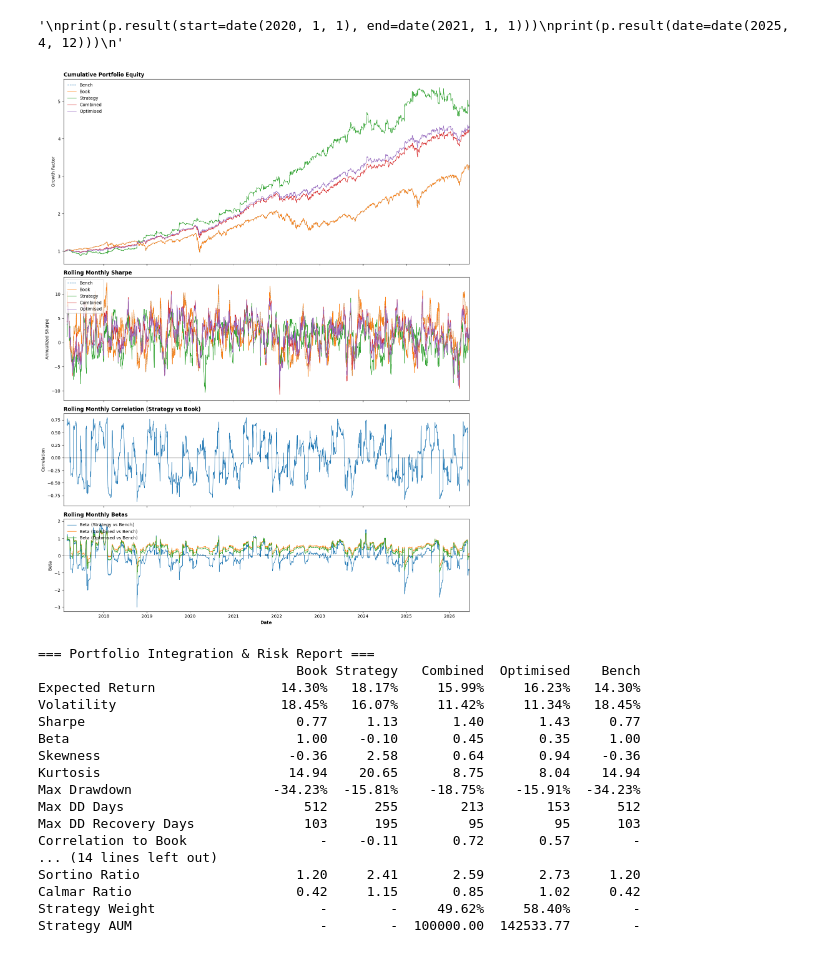
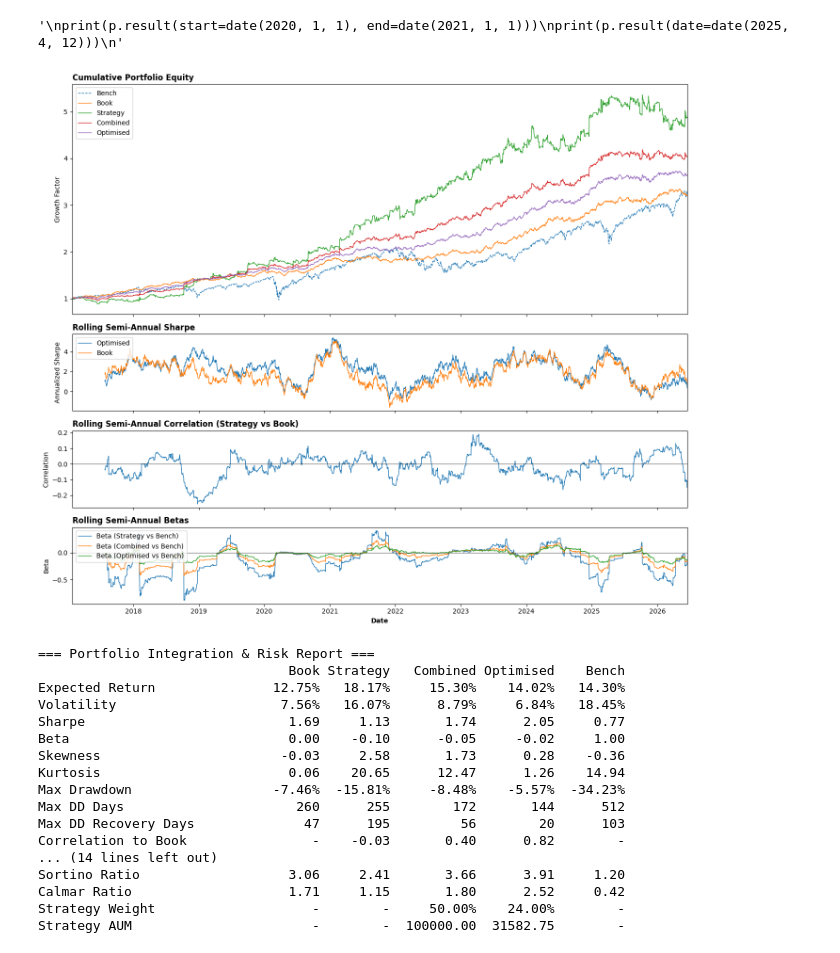
Before and after one commit to nip403/SPY-Strategy-Backtest, a Jupyter notebook: main.ipynb, the cells around one changed output. Cells and saved outputs as stored; diff of their text form; code cells hidden in the pictures.

Commit message:
changed connector summary plot period & added toy equity generator

```diff
--- a/main.ipynb
+++ b/main.ipynb
@@ -1,5 +1,5 @@
 # %%
-from backtest_engine import request, Portfolio, PortfolioDynamicCost, StrategyConnector, gen_toy_returns
+from backtest_engine import request, Portfolio, PortfolioDynamicCost, StrategyConnector, gen_toy_equity
 from datetime import date
 import tomllib
 
@@ -11,7 +11,7 @@ df = request(
     config=config,
 )
 
-spy = df["close"] * 100_000 / df["close"].iloc[0]
+spy = df["close"]
 
 # todo: optimise pd -> np
 # todo: add comments for functions, incl. param guidelines
@@ -20,7 +20,10 @@ spy = df["close"] * 100_000 / df["close"].iloc[0]
 Loading data from local cache: cache_SPY_20170101_20260620.parquet
 # %%
 p = PortfolioDynamicCost(df)
-c = StrategyConnector(p, spy, spy)
+
+toy_book = gen_toy_equity(p, expected_return=0.15, volatility=0.075)
+
+c = StrategyConnector(p, toy_book, spy)
 
 #print(p.result(decompose=True))
 
@@ -33,23 +36,23 @@ print(p.result(date=date(2025, 4, 12)))
 # %%
 #PortfolioDynamicCost.sharpe_curve(df)
 # %%
-c.report()
+c.result()
 # %% [output]
-[figure, old version]
+[figure, new version]
 === Portfolio Integration & Risk Report ===
-                                 Book Strategy   Combined  Optimised    Bench
-Expected Return                14.30%   18.17%     15.99%     16.23%   14.30%
-Volatility                     18.45%   16.07%     11.42%     11.34%   18.45%
-Sharpe                           0.77     1.13       1.40       1.43     0.77
-Beta                             1.00    -0.10       0.45       0.35     1.00
-Skewness                        -0.36     2.58       0.64       0.94    -0.36
-Kurtosis                        14.94    20.65       8.75       8.04    14.94
-Max Drawdown                  -34.23%  -15.81%    -18.75%    -15.91%  -34.23%
-Max DD Days                       512      255        213        153      512
-Max DD Recovery Days              103      195         95         95      103
-Correlation to Book                 -    -0.11       0.72       0.57        -
+                                Book Strategy   Combined Optimised    Bench
+Expected Return               12.75%   18.17%     15.30%    14.02%   14.30%
+Volatility                     7.56%   16.07%      8.79%     6.84%   18.45%
+Sharpe                          1.69     1.13       1.74      2.05     0.77
+Beta                            0.00    -0.10      -0.05     -0.02     1.00
+Skewness                       -0.03     2.58       1.73      0.28    -0.36
+Kurtosis                        0.06    20.65      12.47      1.26    14.94
+Max Drawdown                  -7.46%  -15.81%     -8.48%    -5.57%  -34.23%
+Max DD Days                      260      255        172       144      512
+Max DD Recovery Days              47      195         56        20      103
+Correlation to Book                -    -0.03       0.40      0.82        -
 ... (14 lines left out)
-Sortino Ratio                    1.20     2.41       2.59       2.73     1.20
-Calmar Ratio                     0.42     1.15       0.85       1.02     0.42
-Strategy Weight                     -        -     49.62%     58.40%        -
-Strategy AUM                        -        -  100000.00  142533.77        -
+Sortino Ratio                   3.06     2.41       3.66      3.91     1.20
+Calmar Ratio                    1.71     1.15       1.80      2.52     0.42
+Strategy Weight                    -        -     50.00%    24.00%        -
+Strategy AUM                       -        -  100000.00  31582.75        -
```
Also changed, not shown: 3 other files.
